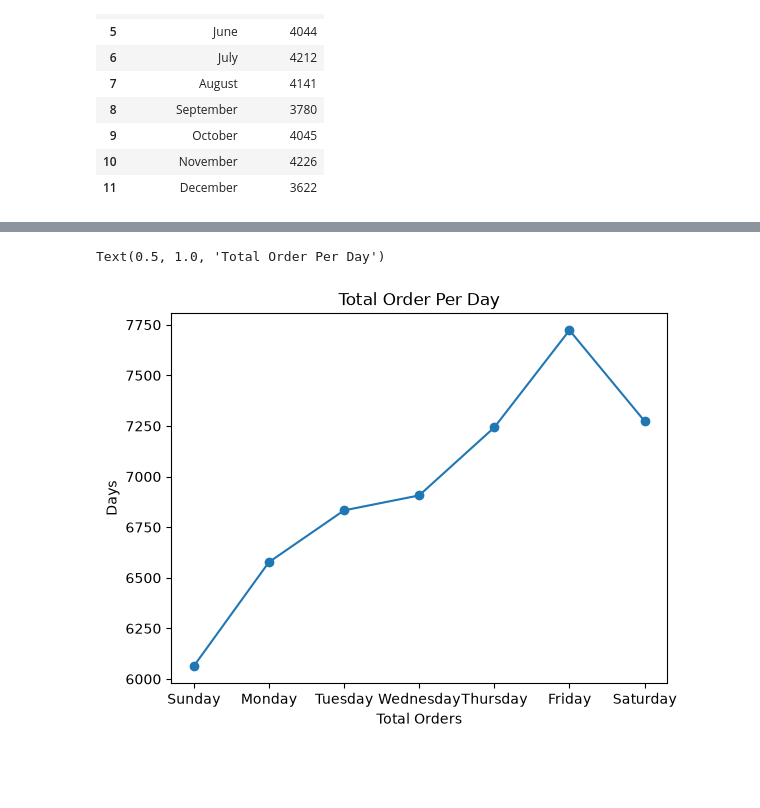
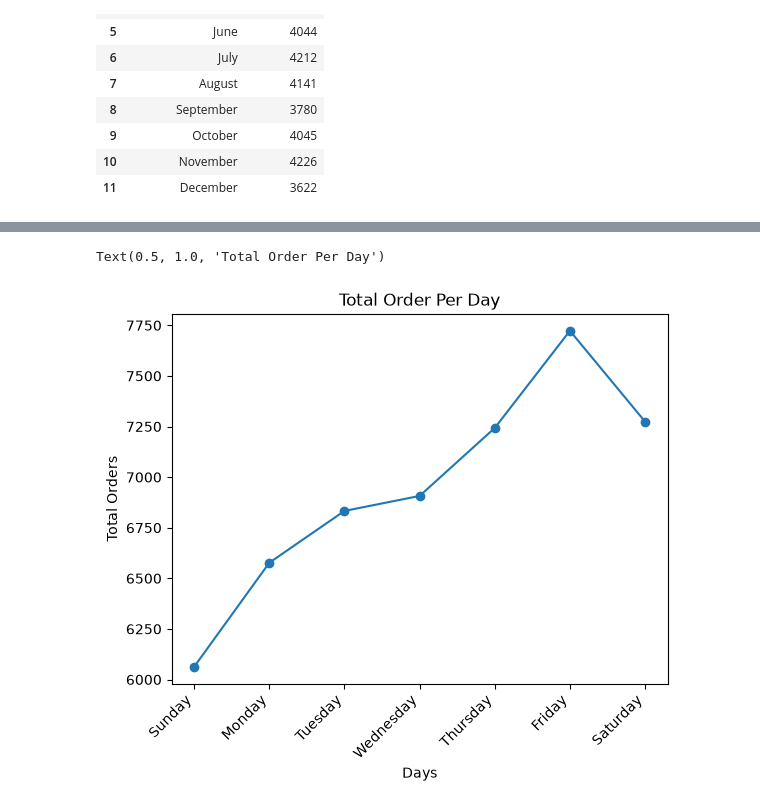
Before and after one commit to BIDUR2062/project_datascience, a Jupyter notebook: Pizza Sales Analysis/pizza_basics_analysis.ipynb, the cells around one changed output, grey strips where cells are left out. Drawn from its saved outputs; the diff is of its cells as text; code cells hidden in the pictures; blank space fills up the shorter version.

```diff
--- a/Pizza Sales Analysis/pizza_basics_analysis.ipynb
+++ b/Pizza Sales Analysis/pizza_basics_analysis.ipynb
@@ -136,8 +140,9 @@ plt.bar(total_orders_by_day["OrderDayName"], total_orders_by_day["Total_Order"])
 # %%
 plt.plot(total_orders_by_day["OrderDayName"], total_orders_by_day["Total_Order"],marker='o')
-plt.xlabel('Total Orders')
-plt.ylabel('Days')
+plt.xticks(rotation=45,ha='right')
+plt.ylabel('Total Orders')
+plt.xlabel('Days')
 plt.title('Total Order Per Day')
 # %% [output]
 Text(0.5, 1.0, 'Total Order Per Day')
-[figure, old version]
+[figure, new version]
```
Also changed, not shown: parts of 3 cells of this notebook.
